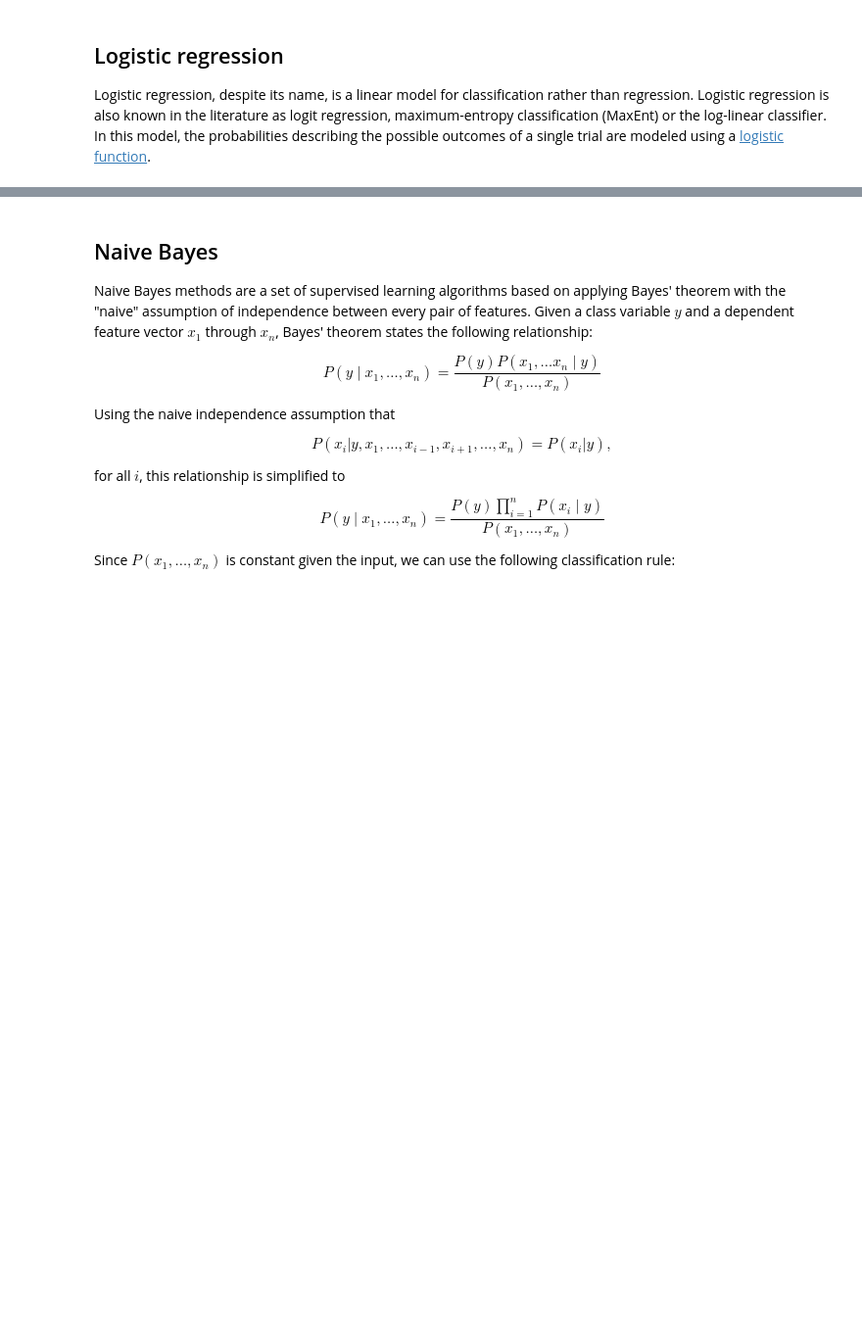
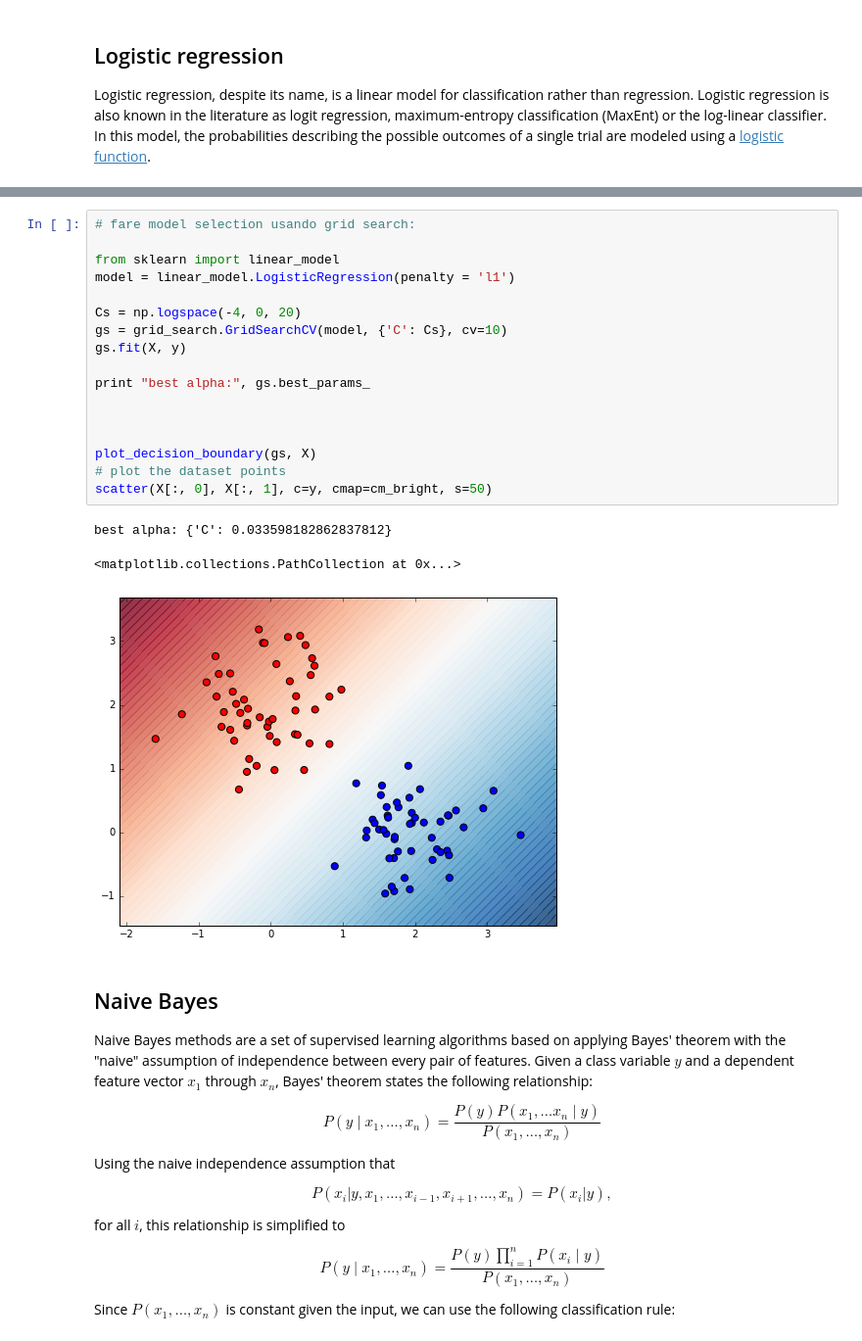
Before and after one commit to giuliacarletti/BigDive, a Jupyter notebook: datascience/ml/ML2-Classifiers_Lezione_11_nov_2016.ipynb, the cells around one changed output, grey strips where cells are left out. Shown at 98% size. Drawn from its saved outputs; the diff is of its cells as text; blank space fills up the shorter version.

```diff
--- a/datascience/ml/ML2-Classifiers_Lezione_11_nov_2016.ipynb
+++ b/datascience/ml/ML2-Classifiers_Lezione_11_nov_2016.ipynb
@@ -108,3 +243,24 @@ scatter(X[:, 0], X[:, 1], c=y, cmap=cm_bright, s=50)
+# %%
+# fare model selection usando grid search:
+
+from sklearn import linear_model
+model = linear_model.LogisticRegression(penalty = 'l1')
+
+Cs = np.logspace(-4, 0, 20)
+gs = grid_search.GridSearchCV(model, {'C': Cs}, cv=10)
+gs.fit(X, y)
+
+print "best alpha:", gs.best_params_
+
+
+
+plot_decision_boundary(gs, X)
+# plot the dataset points
+scatter(X[:, 0], X[:, 1], c=y, cmap=cm_bright, s=50)
+# %% [output]
+best alpha: {'C': 0.033598182862837812}
+<matplotlib.collections.PathCollection at 0x...>
+[figure, added]
 # %% [markdown]
 ## Naive Bayes
 
```
Also changed, not shown: parts of 54 cells of this notebook, 5 other files.
